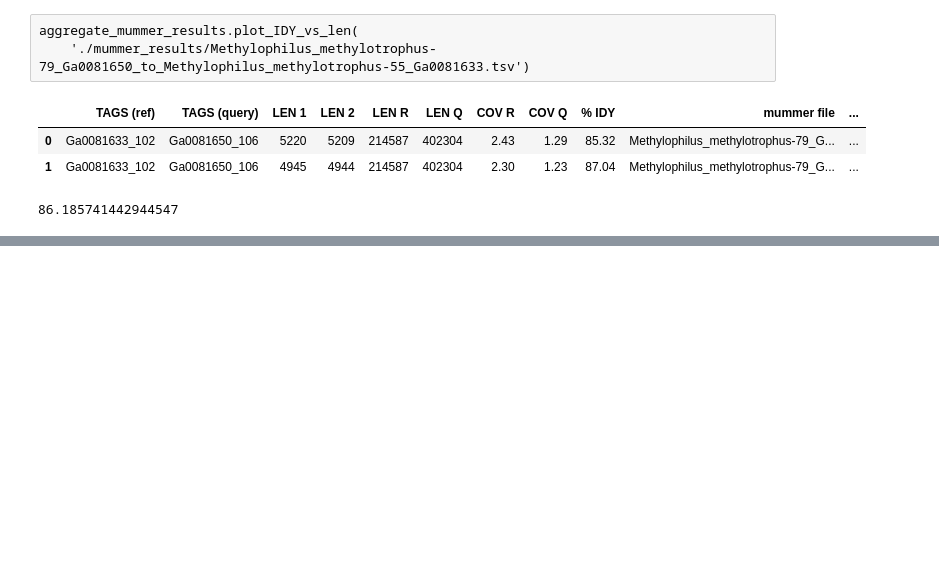
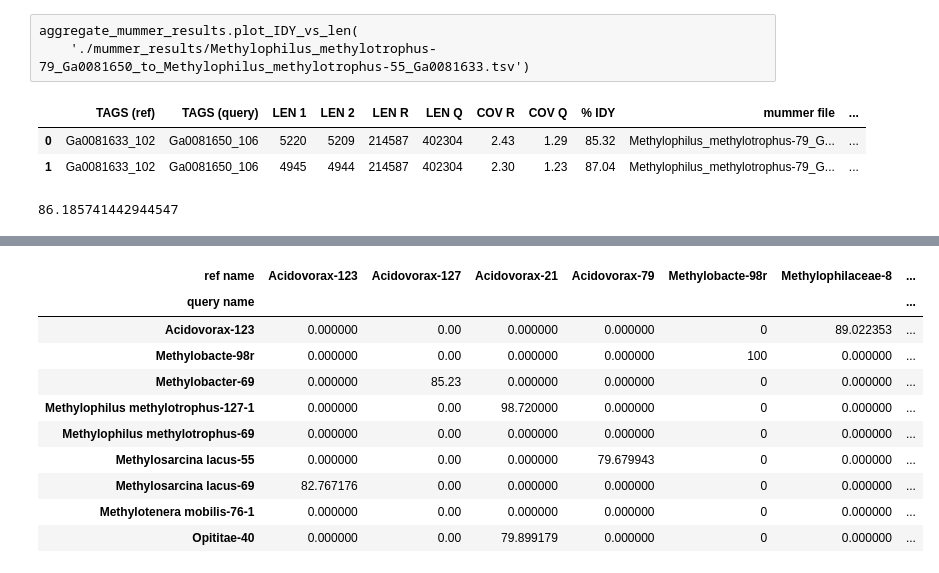
Before and after one commit to JanetMatsen/meta4_bins_janalysis, a Jupyter notebook: compare_bins/Develop_mummer_aggregation.ipynb, the cells around one changed output, grey strips where cells are left out. Drawn from its saved outputs; the diff is of its cells as text; code cells hidden in the pictures; blank space fills up the shorter version.

Commit message:
calculates percent identity for all filepaths in list
__main__ thing makes it run on all .tsv files
in mummer_results

```diff
--- a/compare_bins/Develop_mummer_aggregation.ipynb
+++ b/compare_bins/Develop_mummer_aggregation.ipynb
@@ -57,3 +55,7 @@ result.head(2)
 aggregate_mummer_results.percent_identity(result)
 # %% [output]
 86.185741442944547
+# %%
+test_samples = glob.glob('./mummer_results/*.tsv')[1:20]
+
+i_res = aggregate_mummer_results.percent_idty_all_results(test_samples)
@@ -59,0 +94,18 @@ aggregate_mummer_results.percent_identity(result)
+# %%
+res_piv = i_res.pivot(index='query name', columns='ref name', values='% identity')
+# %%
+res_piv.fillna(value=0, inplace = True)
+# %%
+res_piv
+# %% [output]
+| ref name | Acidovorax-123 | Acidovorax-127 | Acidovorax-21 | Acidovorax-79 | Methylobacte-98r | Methylophilaceae-8 | ... |
+| query name |  |  |  |  |  |  | ... |
+| Acidovorax-123 | 0.000000 | 0.00 | 0.000000 | 0.000000 | 0 | 89.022353 | ... |
+| Methylobacte-98r | 0.000000 | 0.00 | 0.000000 | 0.000000 | 100 | 0.000000 | ... |
+| Methylobacter-69 | 0.000000 | 85.23 | 0.000000 | 0.000000 | 0 | 0.000000 | ... |
+| Methylophilus methylotrophus-127-1 | 0.000000 | 0.00 | 98.720000 | 0.000000 | 0 | 0.000000 | ... |
+| Methylophilus methylotrophus-69 | 0.000000 | 0.00 | 0.000000 | 0.000000 | 0 | 0.000000 | ... |
+| Methylosarcina lacus-55 | 0.000000 | 0.00 | 0.000000 | 79.679943 | 0 | 0.000000 | ... |
+| Methylosarcina lacus-69 | 82.767176 | 0.00 | 0.000000 | 0.000000 | 0 | 0.000000 | ... |
+| Methylotenera mobilis-76-1 | 0.000000 | 0.00 | 0.000000 | 0.000000 | 0 | 0.000000 | ... |
+| Opititae-40 | 0.000000 | 0.00 | 79.899179 | 0.000000 | 0 | 0.000000 | ... |
```
Also changed, not shown: parts of 6 cells of this notebook, 1 other file.
